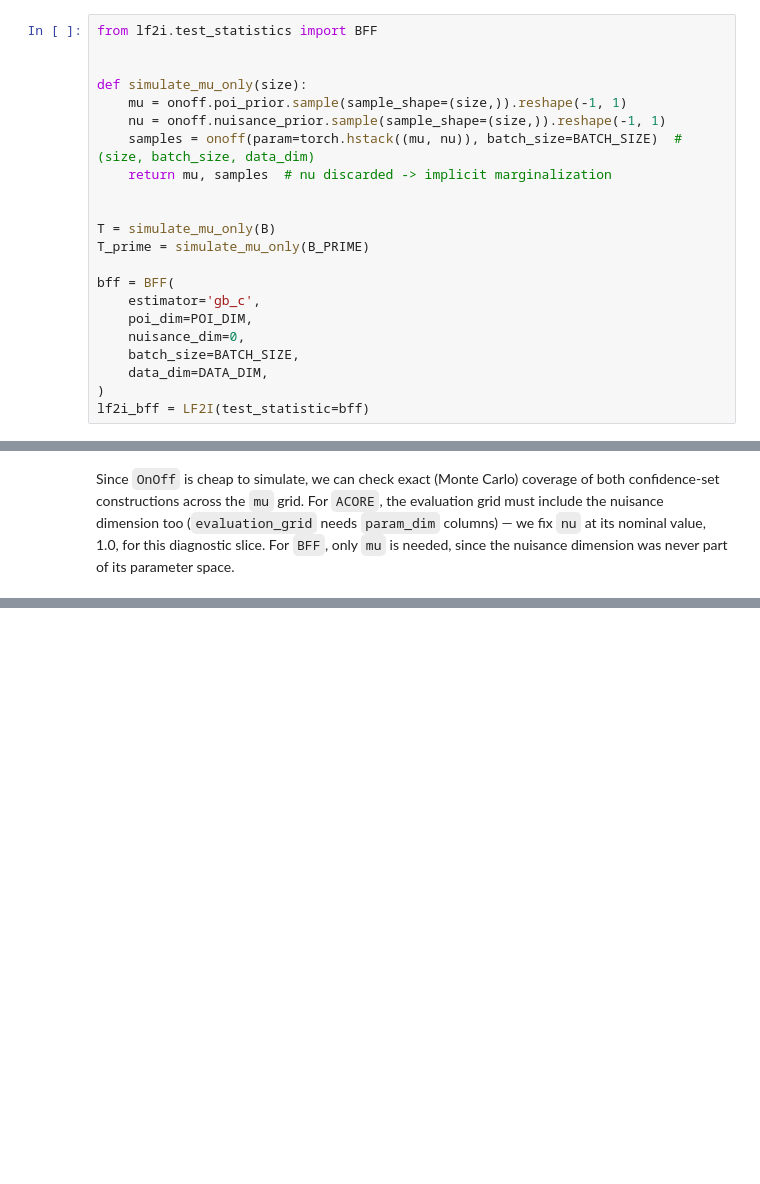
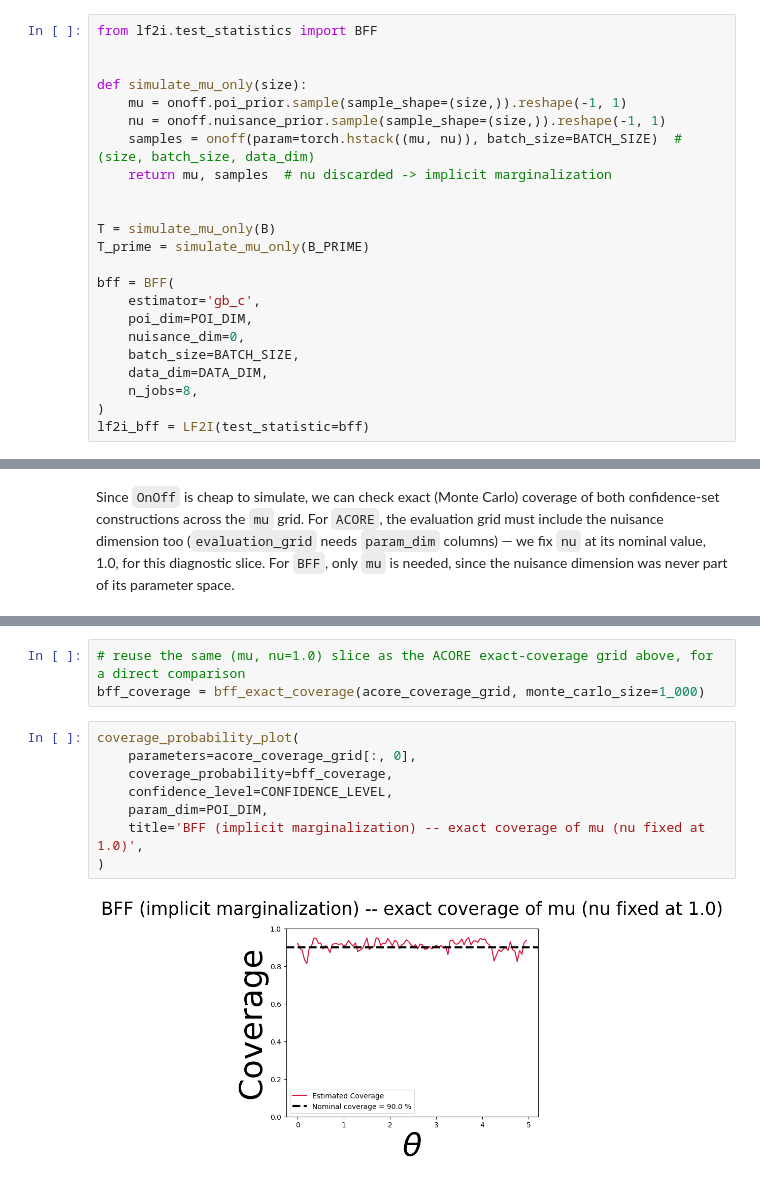
Before and after one commit to lee-group-cmu/lf2i, a Jupyter notebook: examples/1_quantile_regression_construction.ipynb, the cells around one changed output, grey strips where cells are left out. Cells and saved outputs as stored; diff of their text form; blank space fills up the shorter version.

```diff
--- a/examples/1_quantile_regression_construction.ipynb
+++ b/examples/1_quantile_regression_construction.ipynb
@@ -145,6 +159,7 @@ bff = BFF(
     nuisance_dim=0,
     batch_size=BATCH_SIZE,
     data_dim=DATA_DIM,
+    n_jobs=8,
 )
 lf2i_bff = LF2I(test_statistic=bff)
 # %%
@@ -219,0 +307,13 @@ coverage_probability_plot(
+# %%
+# reuse the same (mu, nu=1.0) slice as the ACORE exact-coverage grid above, for a direct comparison
+bff_coverage = bff_exact_coverage(acore_coverage_grid, monte_carlo_size=1_000)
+# %%
+coverage_probability_plot(
+    parameters=acore_coverage_grid[:, 0],
+    coverage_probability=bff_coverage,
+    confidence_level=CONFIDENCE_LEVEL,
+    param_dim=POI_DIM,
+    title='BFF (implicit marginalization) -- exact coverage of mu (nu fixed at 1.0)',
+)
+# %% [output]
+[figure, added]
```
Also changed, not shown: parts of 17 cells of this notebook, 3 other files.
